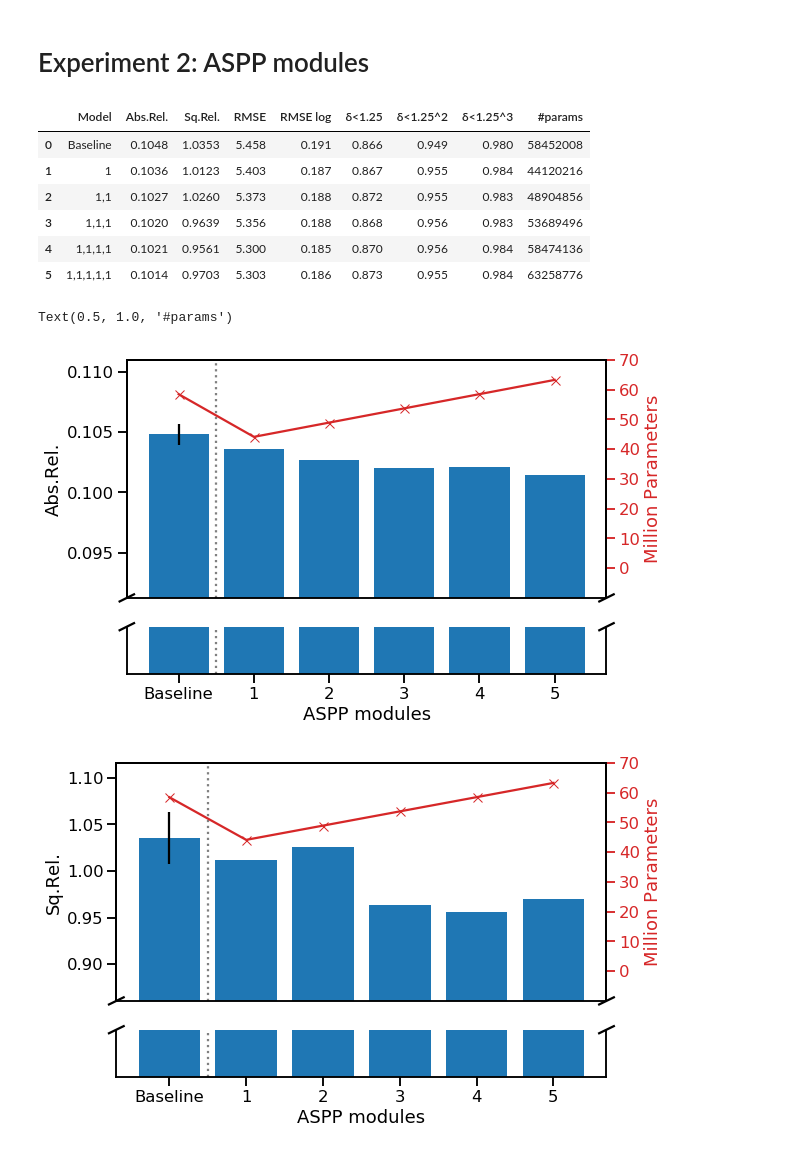
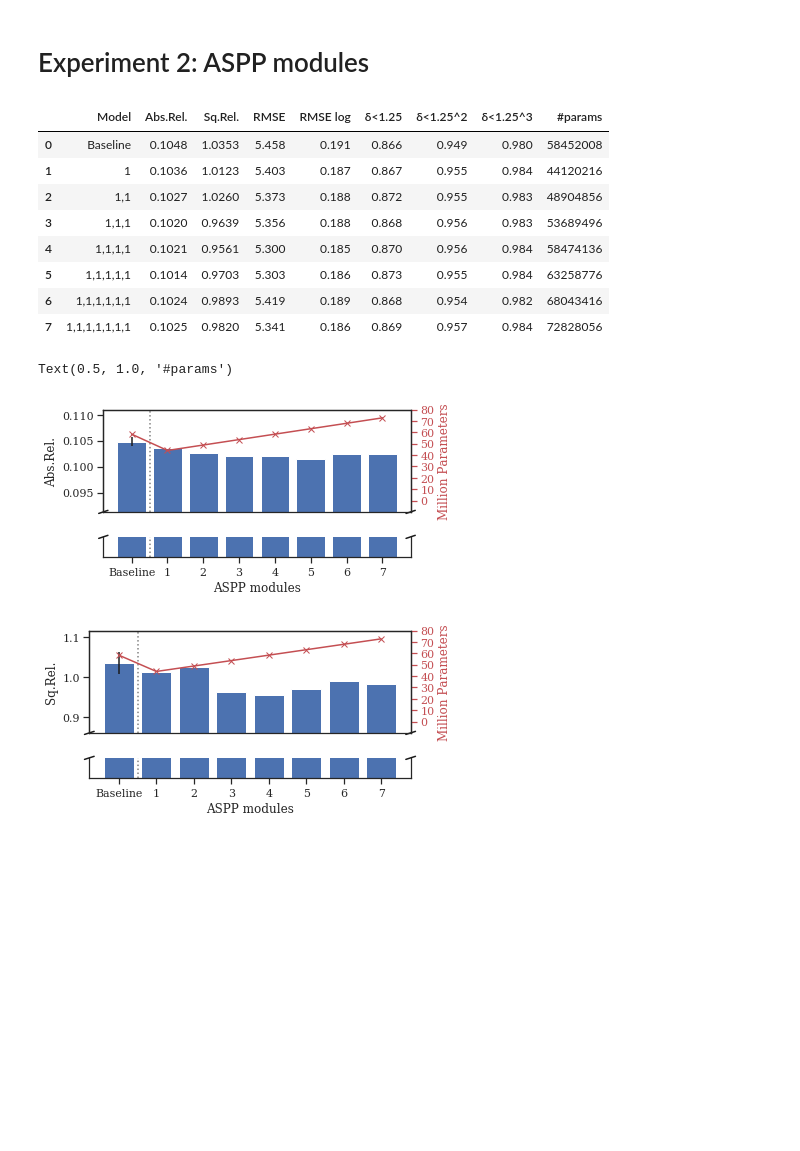
Before and after one commit to braun-steven/atrous-monodepth, a Jupyter notebook: notebooks/Results.ipynb, the cells around one changed output. Drawn from its saved outputs; the diff is of its cells as text; code cells hidden in the pictures; blank space fills up the shorter version.

```diff
--- a/notebooks/Results.ipynb
+++ b/notebooks/Results.ipynb
@@ -2,6 +2,7 @@
 import numpy as np
 import matplotlib.pyplot as plt
 import matplotlib.gridspec as gridspec
+import matplotlib
 import pandas as pd
 import seaborn as sns
 
@@ -14,7 +15,7 @@ sns.set(font="serif")
 # Make the background white, and specify the
 # specific font family
 sns.set_style(
-    "white", {"font.family": "serif", "font.serif": ["Times", "Palatino", "serif"]}
+    "white", {"font.family": "serif", "font.serif": ["Times", "Palatino", "serif"], "font.size": 22}
 )
 
 def get_figsize(wf=0.5, hf=(5.**0.5-1.0)/2.0, columnwidth=320.39525):
@@ -188,7 +189,9 @@ data2 = [["Baseline", 0.1048, 1.0353, 5.458, 0.191, 0.866, 0.949, 0.98, 58452008
         ["1,1", 0.1027, 1.026, 5.373, 0.188, 0.872, 0.955, 0.983, 48904856],
         ["1,1,1", 0.1020, 0.9639, 5.356, 0.188, 0.868, 0.956, 0.983, 53689496],
         ["1,1,1,1", 0.1021, 0.9561, 5.300, 0.185, 0.870, 0.956, 0.984, 58474136],
-        ["1,1,1,1,1", 0.1014, 0.9703, 5.303, 0.186, 0.873, 0.955, 0.984, 63258776]]
+        ["1,1,1,1,1", 0.1014, 0.9703, 5.303, 0.186, 0.873, 0.955, 0.984, 63258776],
+        ["1,1,1,1,1,1", 0.1024,     0.9893,      5.419,      0.189,      0.868,      0.954,      0.982, 68043416],
+        ["1,1,1,1,1,1,1", 0.1025,     0.9820,      5.341,      0.186,      0.869,      0.957,      0.984, 72828056]]
 
 df2 = pd.DataFrame(columns=columns2, data=data2)
 df2
@@ -200,6 +203,8 @@ df2
 | 3 | 1,1,1 | 0.1020 | 0.9639 | 5.356 | 0.188 | 0.868 | 0.956 | 0.983 | 53689496 |
 | 4 | 1,1,1,1 | 0.1021 | 0.9561 | 5.300 | 0.185 | 0.870 | 0.956 | 0.984 | 58474136 |
 | 5 | 1,1,1,1,1 | 0.1014 | 0.9703 | 5.303 | 0.186 | 0.873 | 0.955 | 0.984 | 63258776 |
+| 6 | 1,1,1,1,1,1 | 0.1024 | 0.9893 | 5.419 | 0.189 | 0.868 | 0.954 | 0.982 | 68043416 |
+| 7 | 1,1,1,1,1,1,1 | 0.1025 | 0.9820 | 5.341 | 0.186 | 0.869 | 0.957 | 0.984 | 72828056 |
 # %%
 def broken_barplot(x, y, yerr, ratio=5, ylabel="", figsize=None):
     """ adapted from https://matplotlib.org/examples/pylab_examples/broken_axis.html
@@ -213,7 +218,7 @@ def broken_barplot(x, y, yerr, ratio=5, ylabel="", figsize=None):
     ax = plt.subplot(gs[0])
     ax2 = plt.subplot(gs[1])
 
-    ax.set_ylabel(ylabel)
+    ax.set_ylabel(ylabel, fontsize=12)
 
     # plot the same data on both axes
     bar = ax.bar(x, y, yerr=yerr)
@@ -236,7 +241,7 @@ def broken_barplot(x, y, yerr, ratio=5, ylabel="", figsize=None):
     ax.tick_params(labeltop=False, top=False)  # don't put tick labels at the top
     ax2.tick_params(left=False, labelleft=False)
     ax2.xaxis.tick_bottom()
-    ax2.set_xlabel("ASPP modules")
+    ax2.set_xlabel("ASPP modules", fontsize=12)
 
     # This looks pretty good, and was fairly painless, but you can get that
     # cut-out diagonal lines look with just a bit more work. The important
@@ -248,36 +253,36 @@ def broken_barplot(x, y, yerr, ratio=5, ylabel="", figsize=None):
 
     d = .015  # how big to make the diagonal lines in axes coordinates
     # arguments to pass to plot, just so we don't keep repeating them
     kwargs = dict(transform=ax.transAxes, color='k', clip_on=False)
     ax.plot((-d, +d), (-d, +d), **kwargs)        # top-left diagonal
     ax.plot((1 - d, 1 + d), (-d, +d), **kwargs)  # top-right diagonal
 
     kwargs.update(transform=ax2.transAxes)  # switch to the bottom axes
     ax2.plot((-d, +d), (1 - ratio*d, 1 + ratio*d), **kwargs)  # bottom-left diagonal
     ax2.plot((1 - d, 1 + d), (1 - ratio*d, 1 + ratio*d), **kwargs)  # bottom-right diagonal
 
     return f, (ax, ax2)
 
 for error in ["Abs.Rel.", "Sq.Rel.", "RMSE", "RMSE log", "δ<1.25", "δ<1.25^2", "δ<1.25^3"]:
-    f, (ax, ax2) = broken_barplot(df2["Model"], df2[error], yerr=[baseline_stds[error], 0, 0, 0, 0, 0], ylabel=error, figsize=get_figsize(2.0))
+    f, (ax, ax2) = broken_barplot(df2["Model"], df2[error], yerr=[baseline_stds[error], 0, 0, 0, 0, 0, 0, 0], ylabel=error, figsize=get_figsize(2.0))
     ax1 = ax.twinx()
 
     param_color = 'C3'
     ax1.plot(df2["Model"], df2["#params"], param_color+'x-')
     ax1.set_ylabel('Million Parameters', color=param_color)
-    ax1.set_ylim((-10e6, 70e6))
-    ax1.set_yticks(np.arange(0, 71e6, 10e6), )
-    ax1.set_yticklabels(np.arange(0, 71, 10))
+    ax1.set_ylim((-10e6, 80e6))
+    ax1.set_yticks(np.arange(0, 81e6, 10e6), )
+    ax1.set_yticklabels(np.arange(0, 81, 10))
     ax.yaxis.major.formatter._useMathText = False
 
     ax1.tick_params('y', colors=param_color)
     f.tight_layout()
     plt.savefig("../data/plots/experiment2_{}.pdf".format(error.replace(".", "")))
 
 plt.figure(figsize=get_figsize(2.0))
 plt.bar(df2["Model"], df2["#params"])
 plt.title('#params')
 # %% [output]
 Text(0.5, 1.0, '#params')
-[figure, old version]
+[figure, new version]
-[figure, old version]
+[figure, new version]
```
Also changed, not shown: parts of 3 cells of this notebook.
